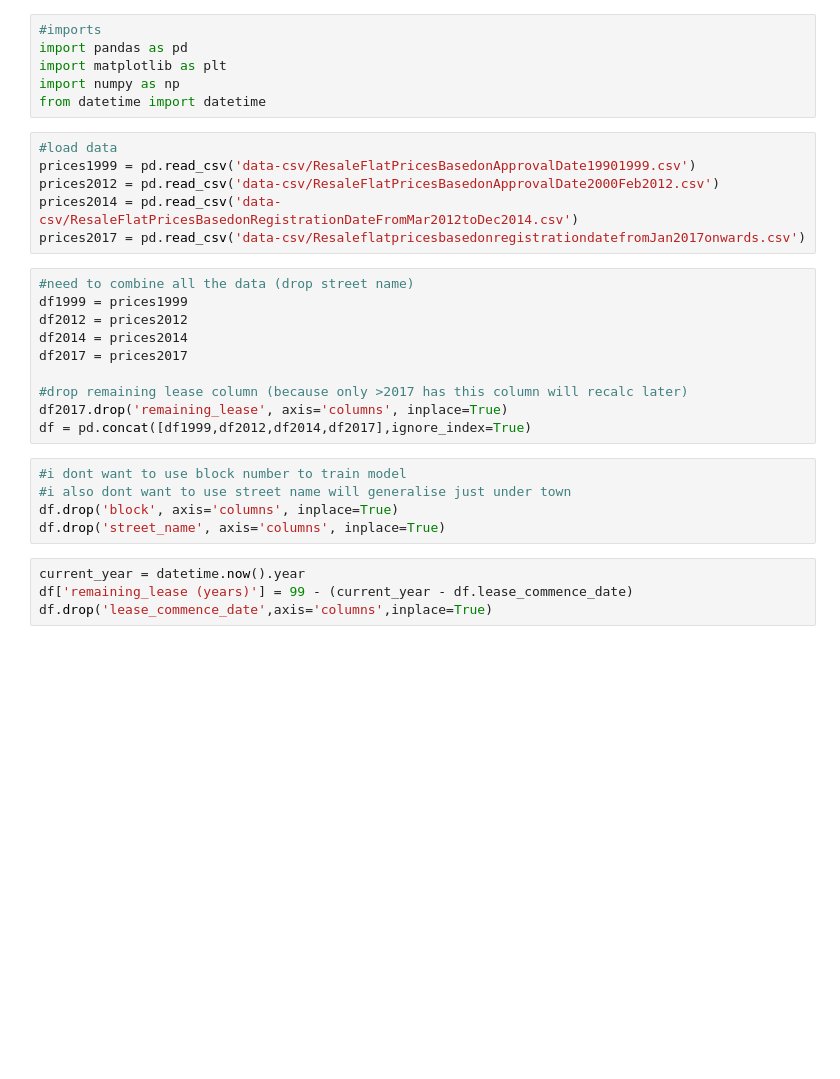
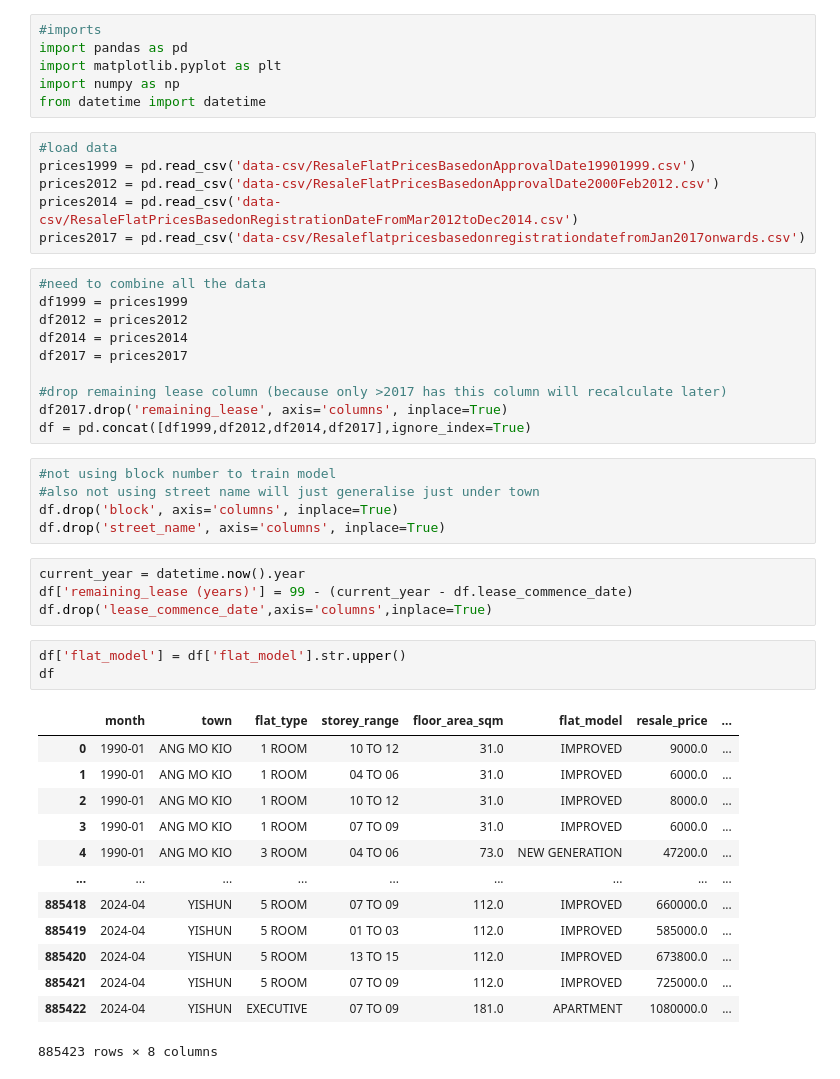
Before and after one commit to hendrikyong/hdb-resale-analysis-and-prediction, a Jupyter notebook: load-data.ipynb, the cells around one changed output. Drawn from its saved outputs; the diff is of its cells as text; blank space fills up the shorter version.

```diff
--- a/load-data.ipynb
+++ b/load-data.ipynb
@@ -1,7 +1,7 @@
 # %%
 #imports
 import pandas as pd
-import matplotlib as plt
+import matplotlib.pyplot as plt
 import numpy as np
 from datetime import datetime
 # %%
@@ -11,21 +11,38 @@ prices2012 = pd.read_csv('data-csv/ResaleFlatPricesBasedonApprovalDate2000Feb201
 prices2014 = pd.read_csv('data-csv/ResaleFlatPricesBasedonRegistrationDateFromMar2012toDec2014.csv')
 prices2017 = pd.read_csv('data-csv/ResaleflatpricesbasedonregistrationdatefromJan2017onwards.csv')
 # %%
-#need to combine all the data (drop street name)
+#need to combine all the data
 df1999 = prices1999
 df2012 = prices2012
 df2014 = prices2014
 df2017 = prices2017
 
-#drop remaining lease column (because only >2017 has this column will recalc later)
+#drop remaining lease column (because only >2017 has this column will recalculate later)
 df2017.drop('remaining_lease', axis='columns', inplace=True)
 df = pd.concat([df1999,df2012,df2014,df2017],ignore_index=True)
 # %%
-#i dont want to use block number to train model
-#i also dont want to use street name will generalise just under town
+#not using block number to train model
+#also not using street name will just generalise just under town
 df.drop('block', axis='columns', inplace=True)
 df.drop('street_name', axis='columns', inplace=True)
 # %%
 current_year = datetime.now().year
 df['remaining_lease (years)'] = 99 - (current_year - df.lease_commence_date)
 df.drop('lease_commence_date',axis='columns',inplace=True)
+# %%
+df['flat_model'] = df['flat_model'].str.upper()
+df
+# %% [output]
+|  | month | town | flat_type | storey_range | floor_area_sqm | flat_model | resale_price | ... |
+| 0 | 1990-01 | ANG MO KIO | 1 ROOM | 10 TO 12 | 31.0 | IMPROVED | 9000.0 | ... |
+| 1 | 1990-01 | ANG MO KIO | 1 ROOM | 04 TO 06 | 31.0 | IMPROVED | 6000.0 | ... |
+| 2 | 1990-01 | ANG MO KIO | 1 ROOM | 10 TO 12 | 31.0 | IMPROVED | 8000.0 | ... |
+| 3 | 1990-01 | ANG MO KIO | 1 ROOM | 07 TO 09 | 31.0 | IMPROVED | 6000.0 | ... |
+| 4 | 1990-01 | ANG MO KIO | 3 ROOM | 04 TO 06 | 73.0 | NEW GENERATION | 47200.0 | ... |
+| ... | ... | ... | ... | ... | ... | ... | ... | ... |
+| 885418 | 2024-04 | YISHUN | 5 ROOM | 07 TO 09 | 112.0 | IMPROVED | 660000.0 | ... |
+| 885419 | 2024-04 | YISHUN | 5 ROOM | 01 TO 03 | 112.0 | IMPROVED | 585000.0 | ... |
+| 885420 | 2024-04 | YISHUN | 5 ROOM | 13 TO 15 | 112.0 | IMPROVED | 673800.0 | ... |
+| 885421 | 2024-04 | YISHUN | 5 ROOM | 07 TO 09 | 112.0 | IMPROVED | 725000.0 | ... |
+| 885422 | 2024-04 | YISHUN | EXECUTIVE | 07 TO 09 | 181.0 | APARTMENT | 1080000.0 | ... |
+885423 rows × 8 columns
```
Also changed, not shown: parts of 1 cell of this notebook.
